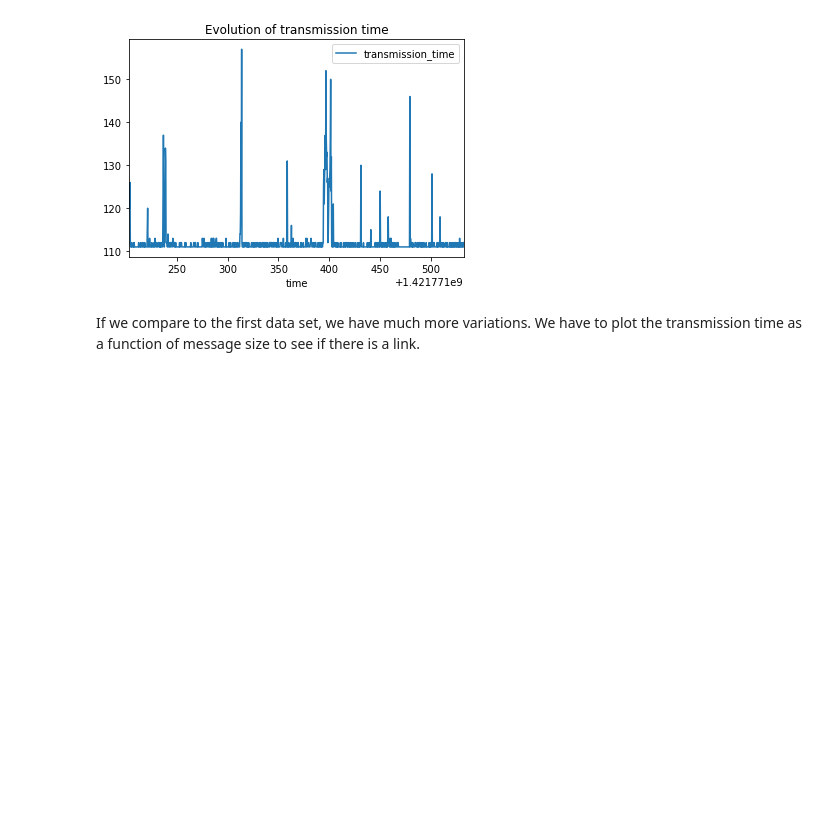
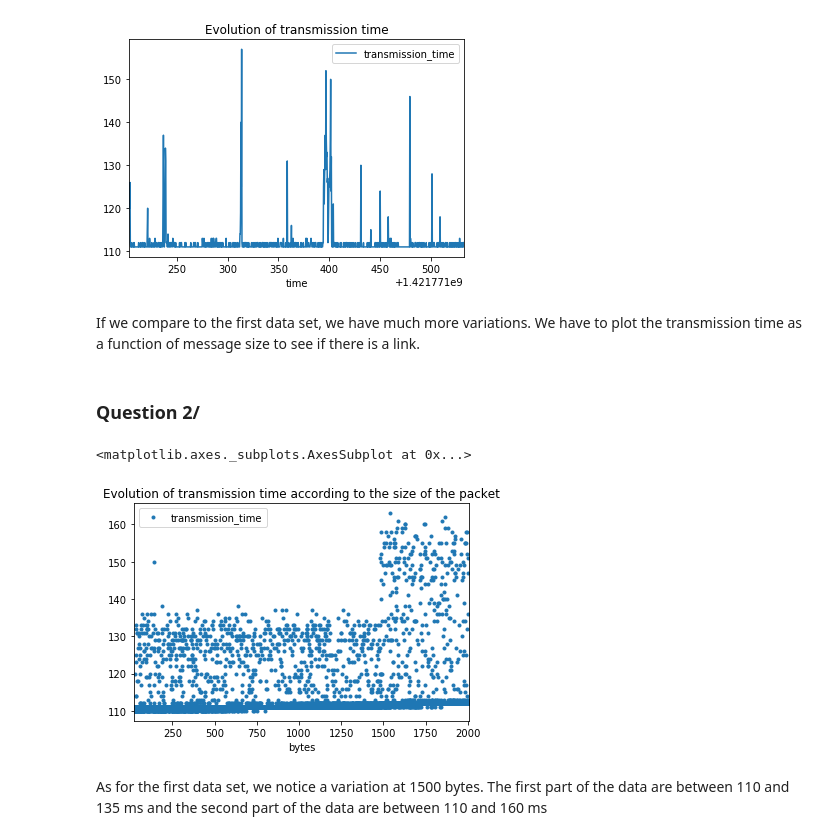
Before and after one commit to MarieBadaroux/Recherche_Reproductible, a Jupyter notebook: Recherche_reproductible_ping.ipynb, the cells around one changed output. Saved outputs shown, nothing was run; the diff lists cells and outputs as text; code cells hidden in the pictures; blank space fills up the shorter version.

Commit message:
Question 2 second data set

```diff
--- a/Recherche_reproductible_ping.ipynb
+++ b/Recherche_reproductible_ping.ipynb
@@ -388,3 +388,12 @@ data_bis[0:1000].plot(x='time', y='transmission_time', title="Evolution of trans
 [figure]
 # %% [markdown]
 If we compare to the first data set, we have much more variations. We have to plot the transmission time as a function of message size to see if there is a link.
+# %% [markdown]
+### Question 2/
+# %%
+data_bis.plot(x='bytes', y='transmission_time', title="Evolution of transmission time according to the size of the packet", style='.')
+# %% [output]
+<matplotlib.axes._subplots.AxesSubplot at 0x...>
+[figure, added]
+# %% [markdown]
+As for the first data set, we notice a variation at 1500 bytes. The first part of the data are between 110 and 135 ms and the second part of the data are between 110 and 160 ms
```
Also changed, not shown: parts of 1 cell of this notebook.
